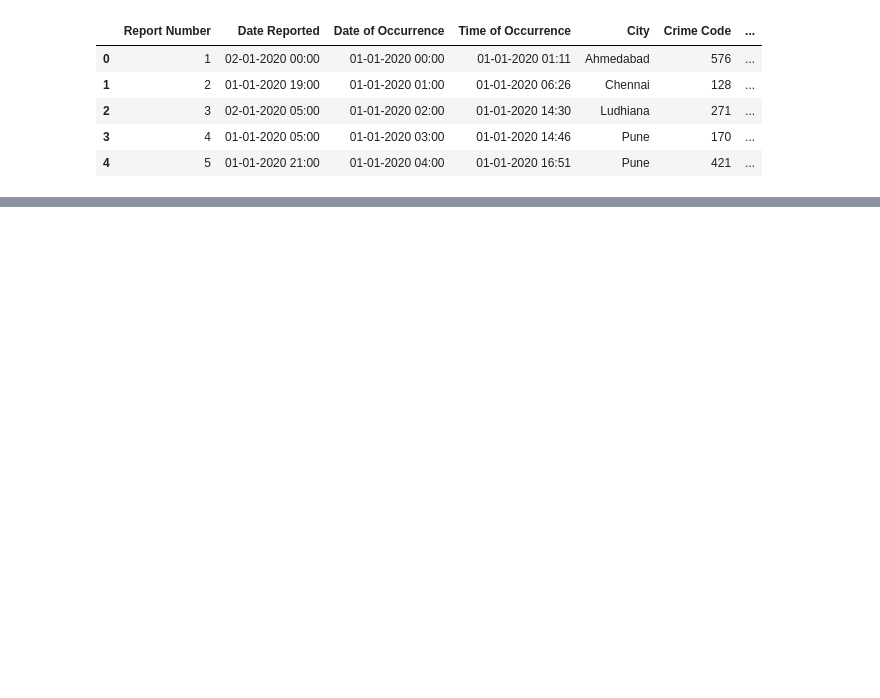
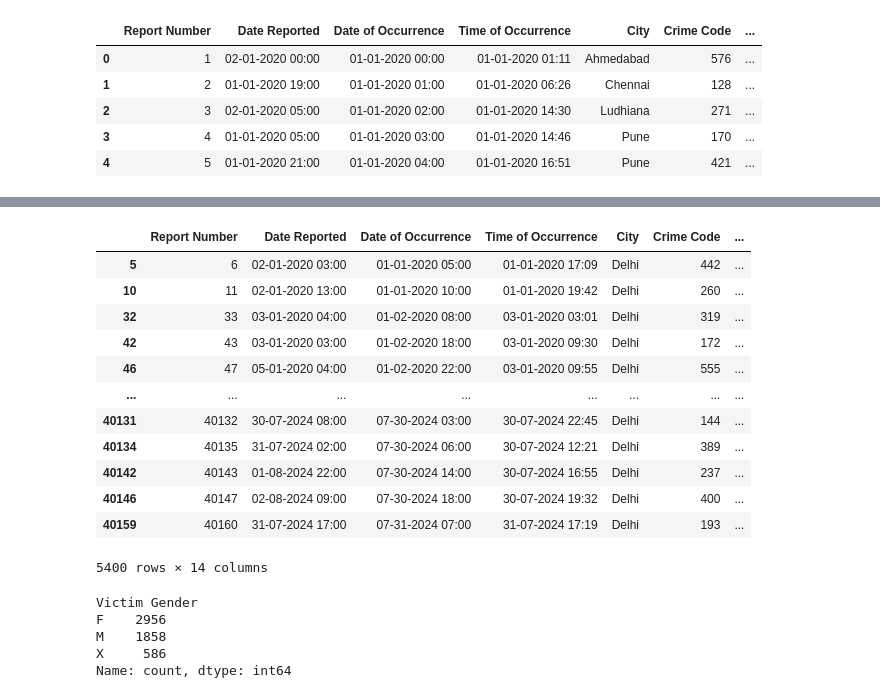
Before and after one commit to anshuKumar-codes/Data_analytics_project, a Jupyter notebook: Crime data set.ipynb, the cells around one changed output, grey strips where cells are left out. Drawn from its saved outputs; the diff is of its cells as text; code cells hidden in the pictures; blank space fills up the shorter version.

```diff
--- a/Crime data set.ipynb
+++ b/Crime data set.ipynb
@@ -12,0 +135,26 @@ df.head()
+# %%
+# EDA - Extract Data analysis
+v=df[df["City"]=="Delhi"]
+v
+# %% [output]
+|  | Report Number | Date Reported | Date of Occurrence | Time of Occurrence | City | Crime Code | ... |
+| 5 | 6 | 02-01-2020 03:00 | 01-01-2020 05:00 | 01-01-2020 17:09 | Delhi | 442 | ... |
+| 10 | 11 | 02-01-2020 13:00 | 01-01-2020 10:00 | 01-01-2020 19:42 | Delhi | 260 | ... |
+| 32 | 33 | 03-01-2020 04:00 | 01-02-2020 08:00 | 03-01-2020 03:01 | Delhi | 319 | ... |
+| 42 | 43 | 03-01-2020 03:00 | 01-02-2020 18:00 | 03-01-2020 09:30 | Delhi | 172 | ... |
+| 46 | 47 | 05-01-2020 04:00 | 01-02-2020 22:00 | 03-01-2020 09:55 | Delhi | 555 | ... |
+| ... | ... | ... | ... | ... | ... | ... | ... |
+| 40131 | 40132 | 30-07-2024 08:00 | 07-30-2024 03:00 | 30-07-2024 22:45 | Delhi | 144 | ... |
+| 40134 | 40135 | 31-07-2024 02:00 | 07-30-2024 06:00 | 30-07-2024 12:21 | Delhi | 389 | ... |
+| 40142 | 40143 | 01-08-2024 22:00 | 07-30-2024 14:00 | 30-07-2024 16:55 | Delhi | 237 | ... |
+| 40146 | 40147 | 02-08-2024 09:00 | 07-30-2024 18:00 | 30-07-2024 19:32 | Delhi | 400 | ... |
+| 40159 | 40160 | 31-07-2024 17:00 | 07-31-2024 07:00 | 31-07-2024 17:19 | Delhi | 193 | ... |
+5400 rows × 14 columns
+# %%
+v["Victim Gender"].value_counts()
+# %% [output]
+Victim Gender
+F    2956
+M    1858
+X     586
+Name: count, dtype: int64
```
Also changed, not shown: parts of 22 cells of this notebook.
